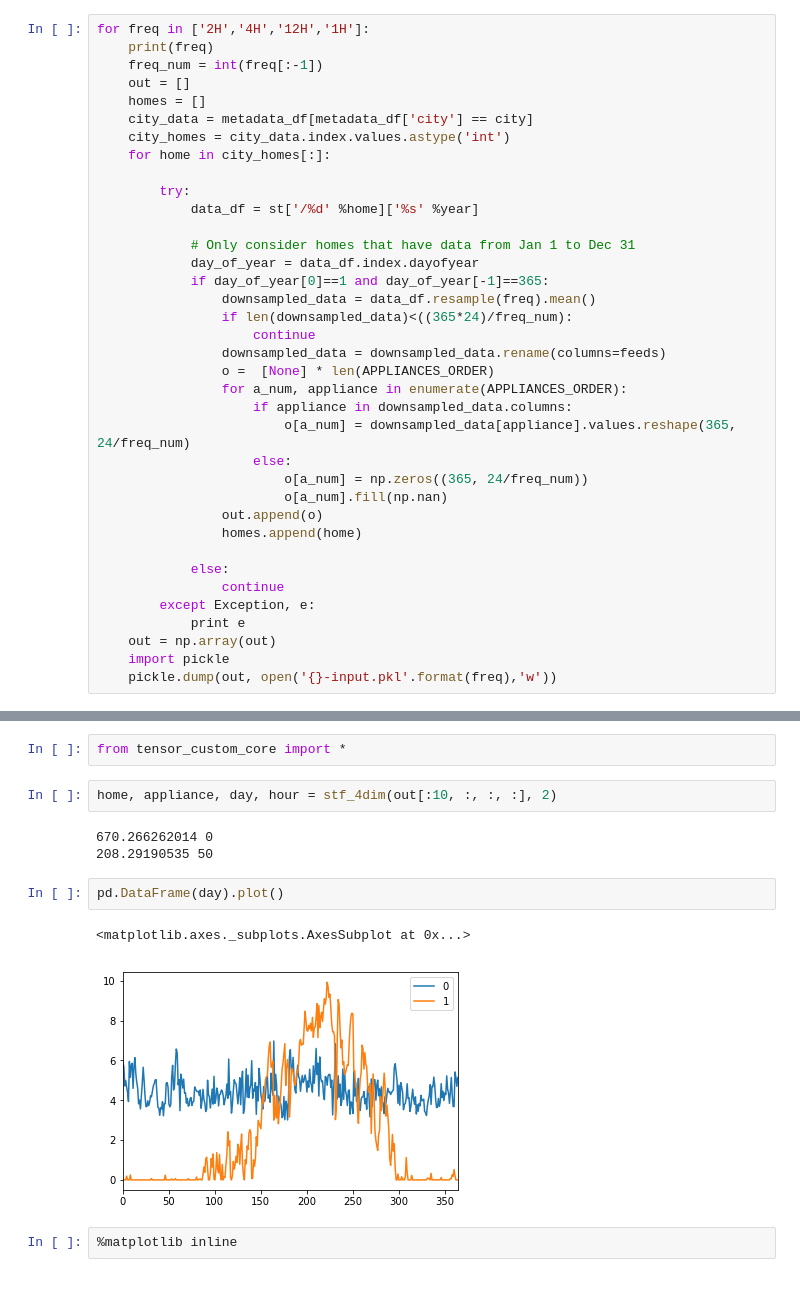
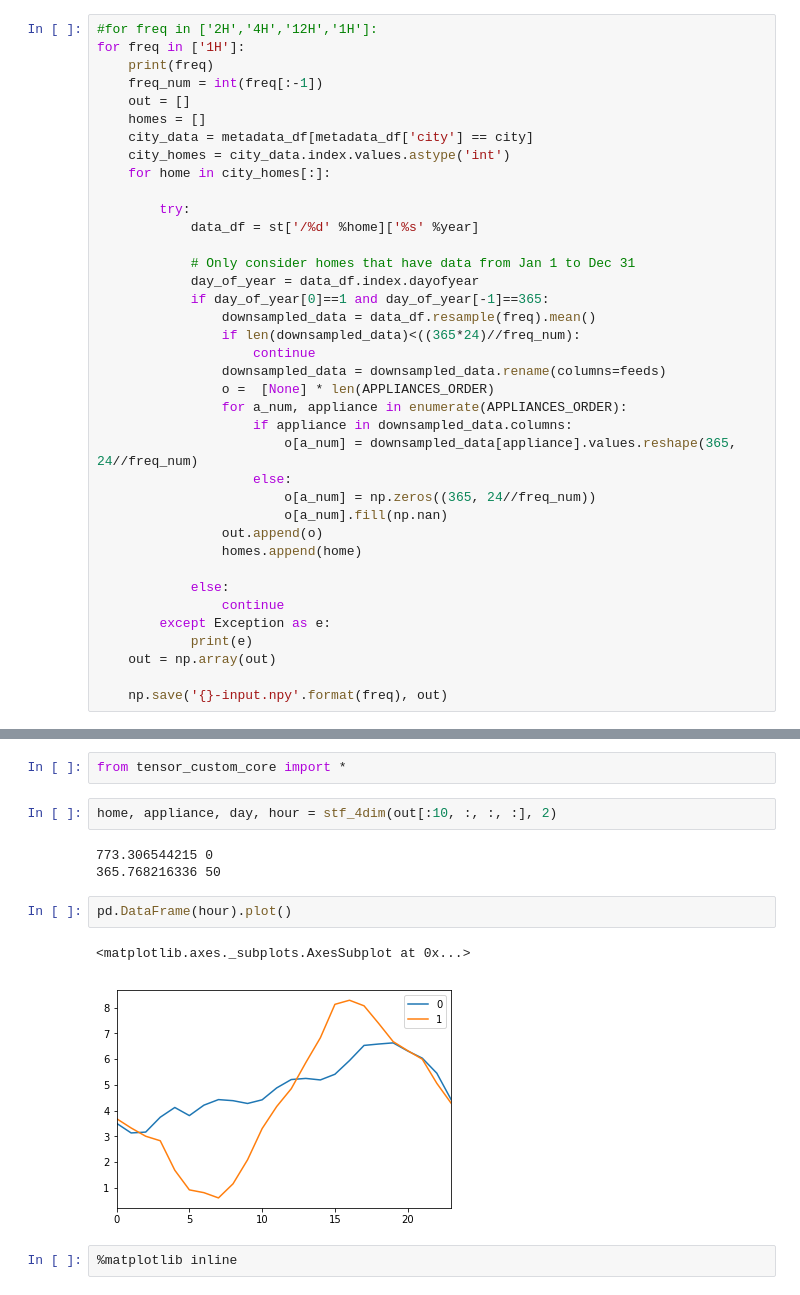
Before and after one commit to nipunbatra/freq-nilm, a Jupyter notebook: notebooks/create-datasets.ipynb, the cells around one changed output, grey strips where cells are left out. Saved outputs shown, nothing was run; the diff lists cells and outputs as text.

```diff
--- a/notebooks/create-datasets.ipynb
+++ b/notebooks/create-datasets.ipynb
@@ -45,7 +46,8 @@ d.tz_convert("GMT").plot()
 # %%
 APPLIANCES_ORDER = ['aggregate', 'hvac', 'fridge', 'mw', 'dw', 'wm', 'oven']
 # %%
-for freq in ['2H','4H','12H','1H']:
+#for freq in ['2H','4H','12H','1H']:
+for freq in ['1H']:
     print(freq)
     freq_num = int(freq[:-1])
     out = []
@@ -61,24 +63,24 @@ for freq in ['2H','4H','12H','1H']:
             day_of_year = data_df.index.dayofyear
             if day_of_year[0]==1 and day_of_year[-1]==365:
                 downsampled_data = data_df.resample(freq).mean()
-                if len(downsampled_data)<((365*24)/freq_num):
+                if len(downsampled_data)<((365*24)//freq_num):
                     continue
                 downsampled_data = downsampled_data.rename(columns=feeds)
                 o =  [None] * len(APPLIANCES_ORDER)
                 for a_num, appliance in enumerate(APPLIANCES_ORDER):
                     if appliance in downsampled_data.columns:
-                        o[a_num] = downsampled_data[appliance].values.reshape(365, 24/freq_num)
+                        o[a_num] = downsampled_data[appliance].values.reshape(365, 24//freq_num)
                     else:
-                        o[a_num] = np.zeros((365, 24/freq_num))
+                        o[a_num] = np.zeros((365, 24//freq_num))
                         o[a_num].fill(np.nan)
                 out.append(o)
                 homes.append(home)
 
             else:
                 continue
-        except Exception, e:
-            print e
+        except Exception as e:
+            print(e)
     out = np.array(out)
-    import pickle
-    pickle.dump(out, open('{}-input.pkl'.format(freq),'w'))
+
+    np.save('{}-input.npy'.format(freq), out)
 # %% [output]
@@ -111,13 +111,13 @@ from tensor_custom_core import *
 # %%
 home, appliance, day, hour = stf_4dim(out[:10, :, :, :], 2)
 # %% [output]
-670.266262014 0
-208.29190535 50
+773.306544215 0
+365.768216336 50
 # %%
-pd.DataFrame(day).plot()
+pd.DataFrame(hour).plot()
 # %% [output]
 <matplotlib.axes._subplots.AxesSubplot at 0x...>
-[figure, old version]
+[figure, new version]
 # %%
 %matplotlib inline
 # %%
```
Also changed, not shown: parts of 7 cells of this notebook, 6 other files.
